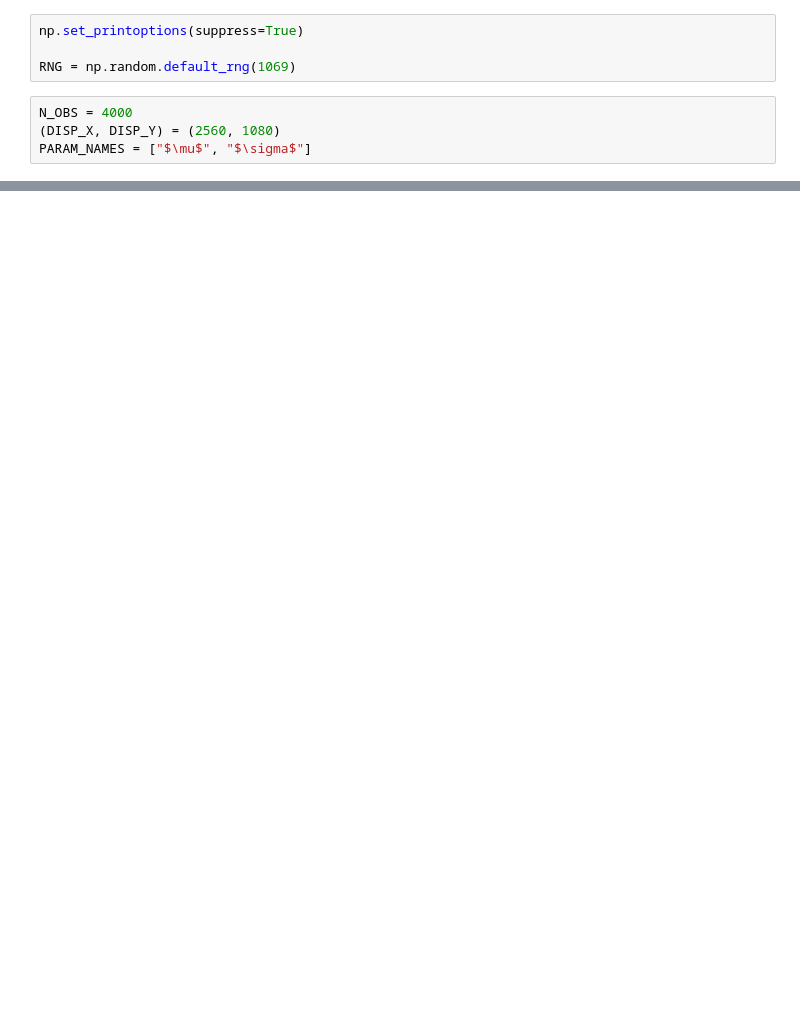
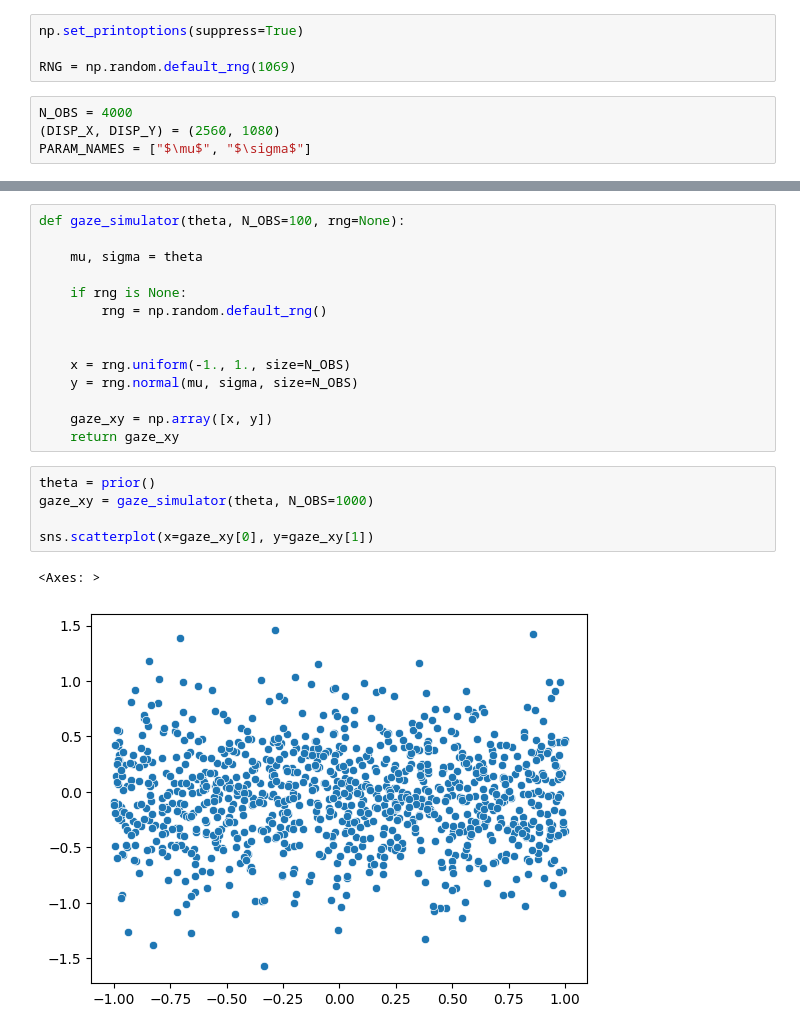
Before and after one commit to jerrymhuang/DreamDrone, a Jupyter notebook: FinalProject/exploration/gaze_simulation.ipynb, the cells around one changed output, grey strips where cells are left out. Saved outputs shown, nothing was run; the diff lists cells and outputs as text; blank space fills up the shorter version.

```diff
--- a/FinalProject/exploration/gaze_simulation.ipynb
+++ b/FinalProject/exploration/gaze_simulation.ipynb
@@ -46,0 +47,22 @@ def simulator(theta, N_OBS=100, rng=None):
+# %%
+def gaze_simulator(theta, N_OBS=100, rng=None):
+
+    mu, sigma = theta
+
+    if rng is None:
+        rng = np.random.default_rng()
+
+
+    x = rng.uniform(-1., 1., size=N_OBS)
+    y = rng.normal(mu, sigma, size=N_OBS)
+
+    gaze_xy = np.array([x, y])
+    return gaze_xy
+# %%
+theta = prior()
+gaze_xy = gaze_simulator(theta, N_OBS=1000)
+
+sns.scatterplot(x=gaze_xy[0], y=gaze_xy[1])
+# %% [output]
+<Axes: >
+[figure, added]
```
Also changed, not shown: parts of 4 cells of this notebook, 1 other file.
